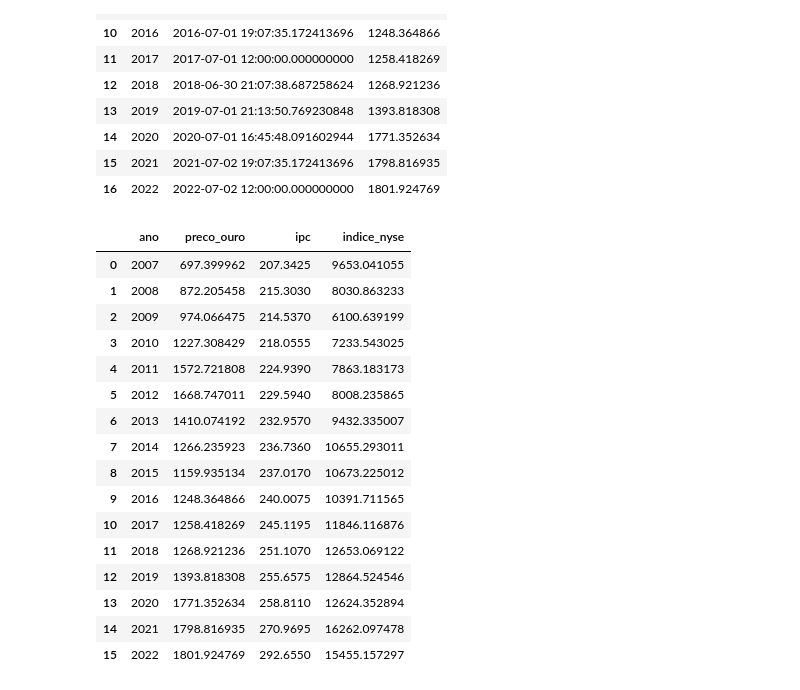
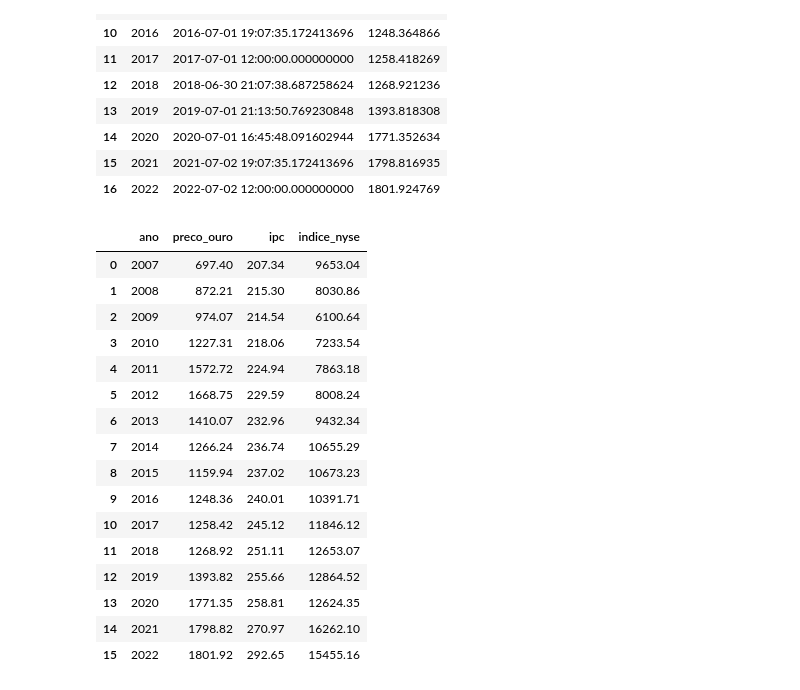
Before and after one commit to hertzrafael/gold-pricing, a Jupyter notebook: dataset.ipynb, the cells around one changed output. Drawn from its saved outputs; the diff is of its cells as text; code cells hidden in the pictures.

Commit message:
applying round on final dataset

```diff
--- a/dataset.ipynb
+++ b/dataset.ipynb
@@ -115,34 +134,35 @@ gold_price
 # %%
 (gold_price
     .merge(right=ipc_usa, how='left', left_on='Ano', right_on='Year')
     .filter(items=['Ano', 'Último', 'Mean'])
     .rename(columns={
         'Ano': 'ano',
         'Último': 'preco_ouro',
         'Mean': 'ipc'
     })
     .merge(right=nyse_history, how='left', left_on='ano', right_on='Year')
     .filter(items=['ano', 'preco_ouro', 'ipc', 'Close'])
     .rename(columns={
         'Close': 'indice_nyse'
     })
+    .round(2)
     #.to_csv('dataset/gold_dataset.csv')
 )
 # %% [output]
 |  | ano | preco_ouro | ipc | indice_nyse |
-| 0 | 2007 | 697.399962 | 207.3425 | 9653.041055 |
-| 1 | 2008 | 872.205458 | 215.3030 | 8030.863233 |
-| 2 | 2009 | 974.066475 | 214.5370 | 6100.639199 |
-| 3 | 2010 | 1227.308429 | 218.0555 | 7233.543025 |
-| 4 | 2011 | 1572.721808 | 224.9390 | 7863.183173 |
-| 5 | 2012 | 1668.747011 | 229.5940 | 8008.235865 |
-| 6 | 2013 | 1410.074192 | 232.9570 | 9432.335007 |
-| 7 | 2014 | 1266.235923 | 236.7360 | 10655.293011 |
-| 8 | 2015 | 1159.935134 | 237.0170 | 10673.225012 |
-| 9 | 2016 | 1248.364866 | 240.0075 | 10391.711565 |
-| 10 | 2017 | 1258.418269 | 245.1195 | 11846.116876 |
-| 11 | 2018 | 1268.921236 | 251.1070 | 12653.069122 |
-| 12 | 2019 | 1393.818308 | 255.6575 | 12864.524546 |
-| 13 | 2020 | 1771.352634 | 258.8110 | 12624.352894 |
-| 14 | 2021 | 1798.816935 | 270.9695 | 16262.097478 |
-| 15 | 2022 | 1801.924769 | 292.6550 | 15455.157297 |
+| 0 | 2007 | 697.40 | 207.34 | 9653.04 |
+| 1 | 2008 | 872.21 | 215.30 | 8030.86 |
+| 2 | 2009 | 974.07 | 214.54 | 6100.64 |
+| 3 | 2010 | 1227.31 | 218.06 | 7233.54 |
+| 4 | 2011 | 1572.72 | 224.94 | 7863.18 |
+| 5 | 2012 | 1668.75 | 229.59 | 8008.24 |
+| 6 | 2013 | 1410.07 | 232.96 | 9432.34 |
+| 7 | 2014 | 1266.24 | 236.74 | 10655.29 |
+| 8 | 2015 | 1159.94 | 237.02 | 10673.23 |
+| 9 | 2016 | 1248.36 | 240.01 | 10391.71 |
+| 10 | 2017 | 1258.42 | 245.12 | 11846.12 |
+| 11 | 2018 | 1268.92 | 251.11 | 12653.07 |
+| 12 | 2019 | 1393.82 | 255.66 | 12864.52 |
+| 13 | 2020 | 1771.35 | 258.81 | 12624.35 |
+| 14 | 2021 | 1798.82 | 270.97 | 16262.10 |
+| 15 | 2022 | 1801.92 | 292.65 | 15455.16 |
```
Also changed, not shown: parts of 1 cell of this notebook.
